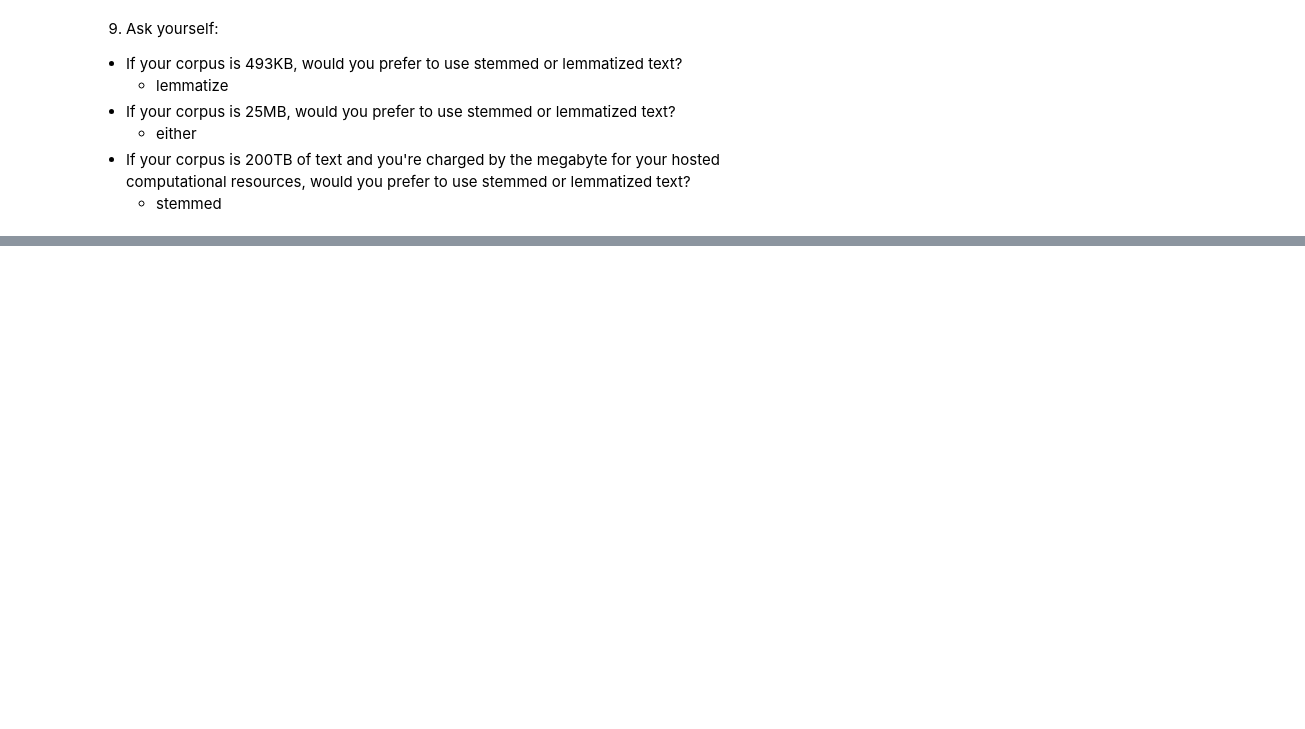
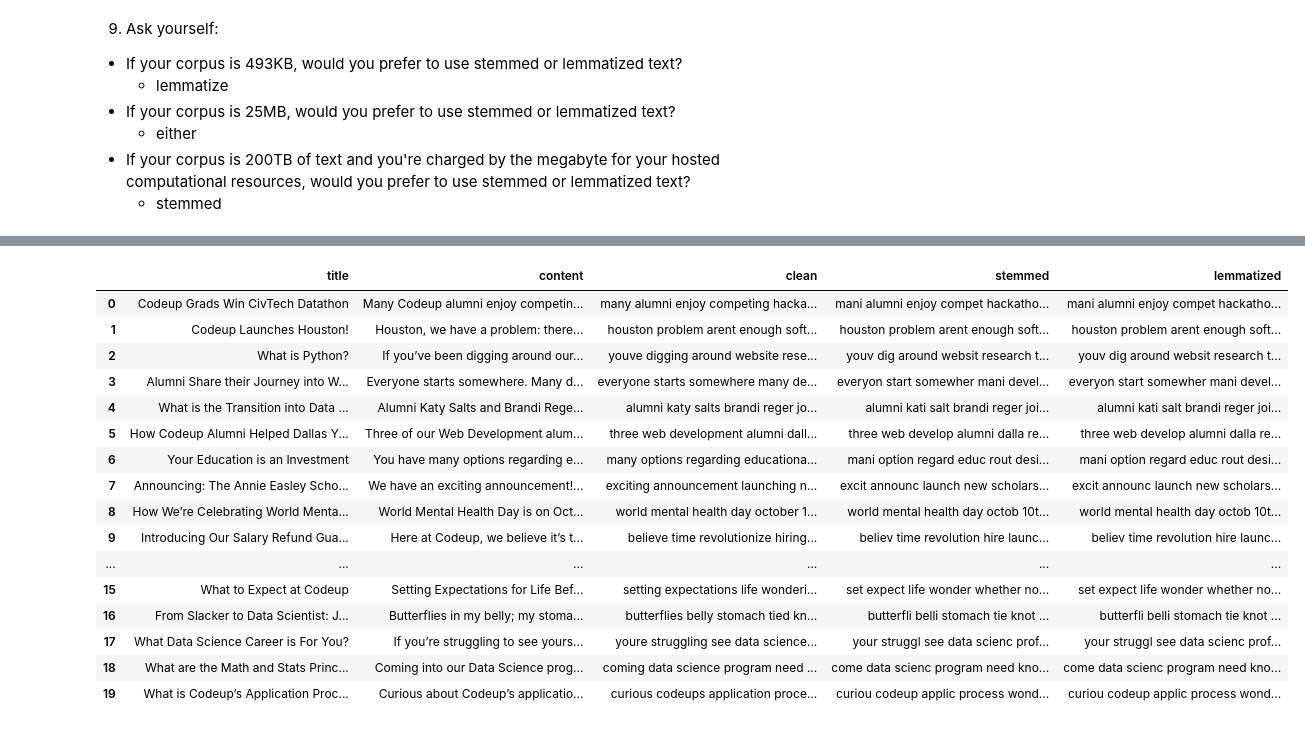
Before and after one commit to RyvynYoung/natural-language-processing-exercises, a Jupyter notebook: data_prep.ipynb, the cells around one changed output, grey strips where cells are left out. Saved outputs shown, nothing was run; the diff lists cells and outputs as text; code cells hidden in the pictures; blank space fills up the shorter version.

```diff
--- a/data_prep.ipynb
+++ b/data_prep.ipynb
@@ -204,0 +327,2 @@ True
+# %%
+codeup2clean = prepare.prep_data(codeup_df, 'content', extra_words=['codeup'], exclude_words=['no', 'not'])
@@ -204,0 +347,20 @@ True
+# %%
+codeup2clean
+# %% [output]
+|  | title | content | clean | stemmed | lemmatized |
+| 0 | Codeup Grads Win CivTech Datathon | Many Codeup alumni enjoy competin... | many alumni enjoy competing hacka... | mani alumni enjoy compet hackatho... | mani alumni enjoy compet hackatho... |
+| 1 | Codeup Launches Houston! | Houston, we have a problem: there... | houston problem arent enough soft... | houston problem arent enough soft... | houston problem arent enough soft... |
+| 2 | What is Python? | If you’ve been digging around our... | youve digging around website rese... | youv dig around websit research t... | youv dig around websit research t... |
+| 3 | Alumni Share their Journey into W... | Everyone starts somewhere. Many d... | everyone starts somewhere many de... | everyon start somewher mani devel... | everyon start somewher mani devel... |
+| 4 | What is the Transition into Data ... | Alumni Katy Salts and Brandi Rege... | alumni katy salts brandi reger jo... | alumni kati salt brandi reger joi... | alumni kati salt brandi reger joi... |
+| 5 | How Codeup Alumni Helped Dallas Y... | Three of our Web Development alum... | three web development alumni dall... | three web develop alumni dalla re... | three web develop alumni dalla re... |
+| 6 | Your Education is an Investment | You have many options regarding e... | many options regarding educationa... | mani option regard educ rout desi... | mani option regard educ rout desi... |
+| 7 | Announcing: The Annie Easley Scho... | We have an exciting announcement!... | exciting announcement launching n... | excit announc launch new scholars... | excit announc launch new scholars... |
+| 8 | How We’re Celebrating World Menta... | World Mental Health Day is on Oct... | world mental health day october 1... | world mental health day octob 10t... | world mental health day octob 10t... |
+| 9 | Introducing Our Salary Refund Gua... | Here at Codeup, we believe it’s t... | believe time revolutionize hiring... | believ time revolution hire launc... | believ time revolution hire launc... |
+| ... | ... | ... | ... | ... | ... |
+| 15 | What to Expect at Codeup | Setting Expectations for Life Bef... | setting expectations life wonderi... | set expect life wonder whether no... | set expect life wonder whether no... |
+| 16 | From Slacker to Data Scientist: J... | Butterflies in my belly; my stoma... | butterflies belly stomach tied kn... | butterfli belli stomach tie knot ... | butterfli belli stomach tie knot ... |
+| 17 | What Data Science Career is For You? | If you’re struggling to see yours... | youre struggling see data science... | your struggl see data scienc prof... | your struggl see data scienc prof... |
+| 18 | What are the Math and Stats Princ... | Coming into our Data Science prog... | coming data science program need ... | come data scienc program need kno... | come data scienc program need kno... |
+| 19 | What is Codeup’s Application Proc... | Curious about Codeup’s applicatio... | curious codeups application proce... | curiou codeup applic process wond... | curiou codeup applic process wond... |
```
Also changed, not shown: parts of 16 cells of this notebook, 1 other file.
